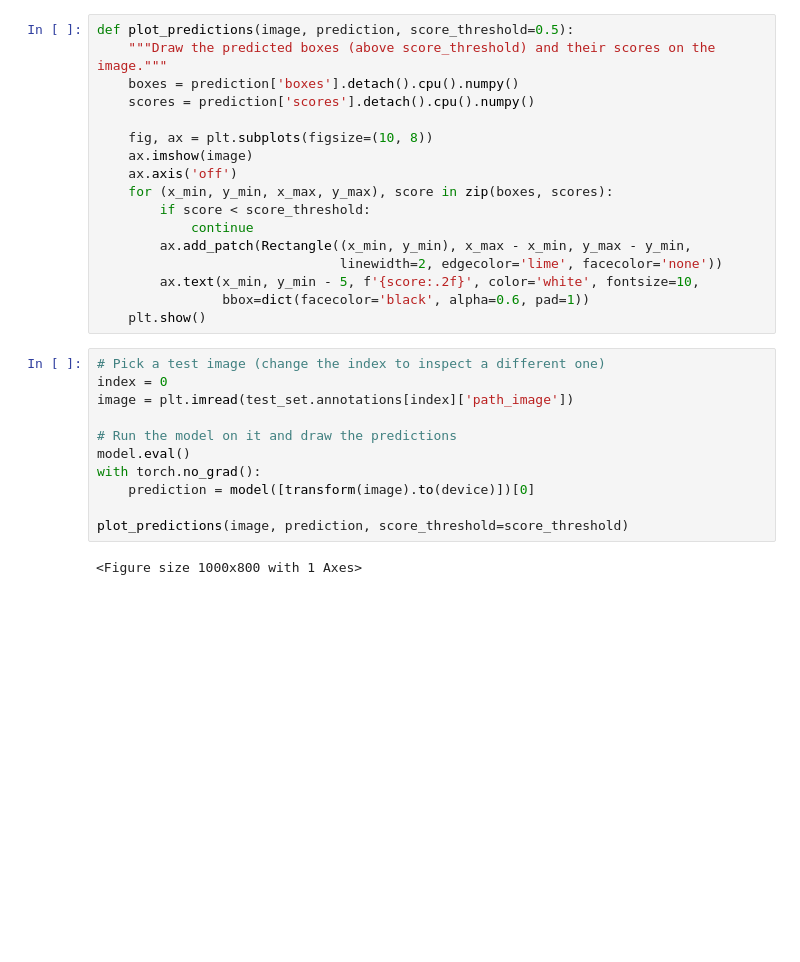
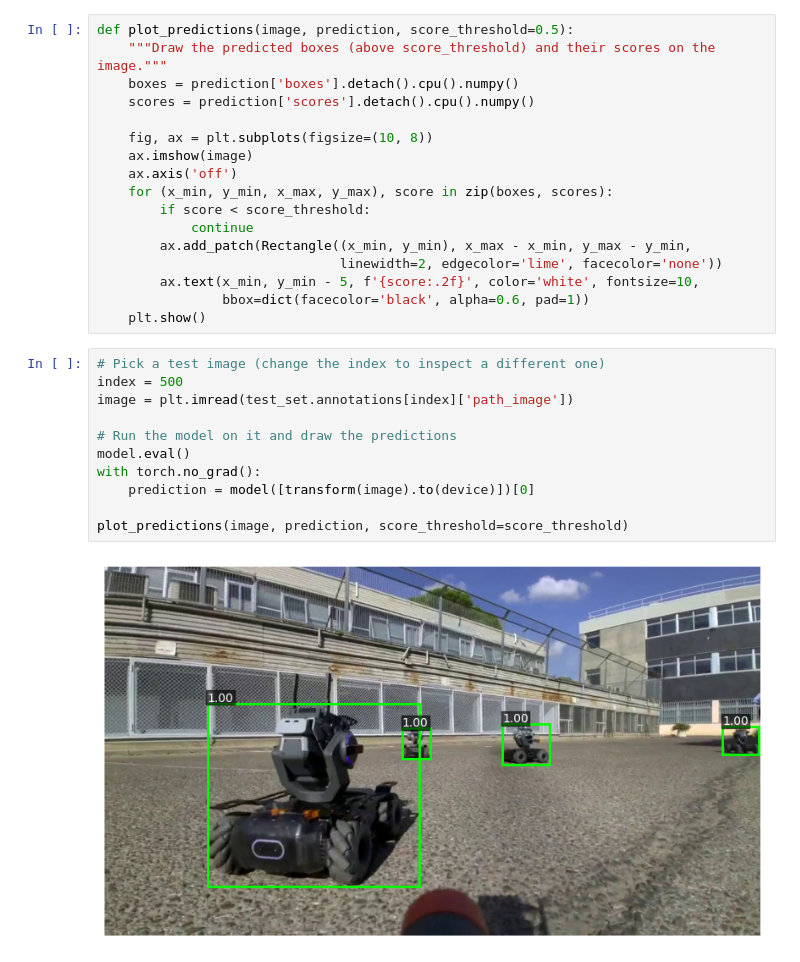
Before and after one commit to danifuertes/pids, a Jupyter notebook: src/pids/week2/test.ipynb, the cells around one changed output. Cells and saved outputs as stored; diff of their text form; blank space fills up the shorter version.

```diff
--- a/src/pids/week2/test.ipynb
+++ b/src/pids/week2/test.ipynb
@@ -355,14 +355,14 @@ def plot_predictions(image, prediction, score_threshold=0.5):
     plt.show()
 # %%
 # Pick a test image (change the index to inspect a different one)
-index = 0
+index = 500
 image = plt.imread(test_set.annotations[index]['path_image'])
 
 # Run the model on it and draw the predictions
 model.eval()
 with torch.no_grad():
     prediction = model([transform(image).to(device)])[0]
 
 plot_predictions(image, prediction, score_threshold=score_threshold)
 # %% [output]
-<Figure size 1000x800 with 1 Axes>
+[figure, added]
```
Also changed, not shown: 2 other files.
